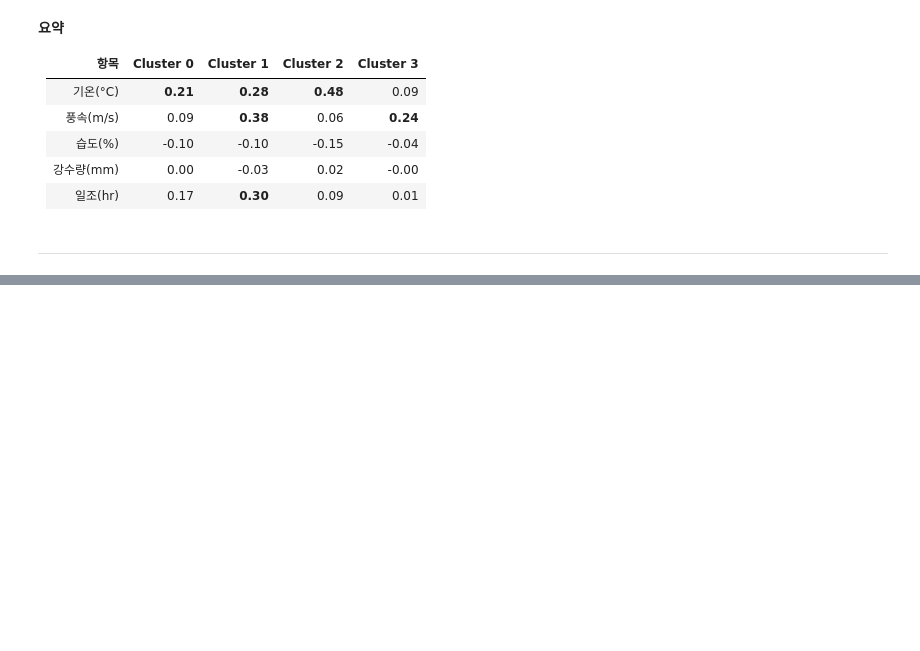
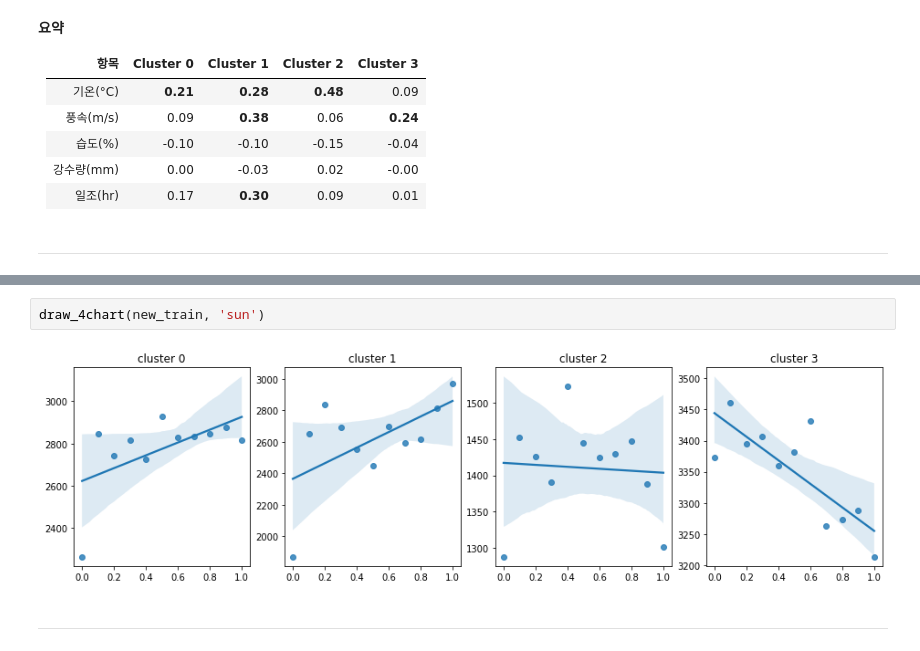
Before and after one commit to yeon42/Datathon, a Jupyter notebook: 혜지/clustering_weather.ipynb, the cells around one changed output, grey strips where cells are left out. Saved outputs shown, nothing was run; the diff lists cells and outputs as text; blank space fills up the shorter version.

```diff
--- a/혜지/clustering_weather.ipynb
+++ b/혜지/clustering_weather.ipynb
@@ -182,3 +181,9 @@ dtype: float64
+# %%
+draw_4chart(new_train, 'sun')
+# %% [output]
+[figure, added]
+# %% [markdown]
+---
 # %%
 corrs4 = []
 for c in range(4):
```
Also changed, not shown: parts of 12 cells of this notebook.
